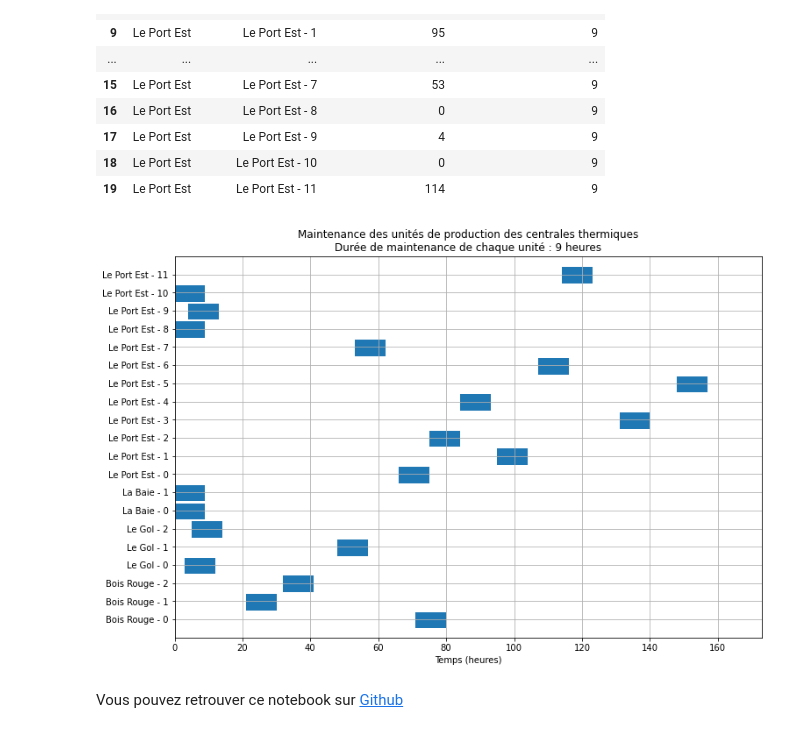
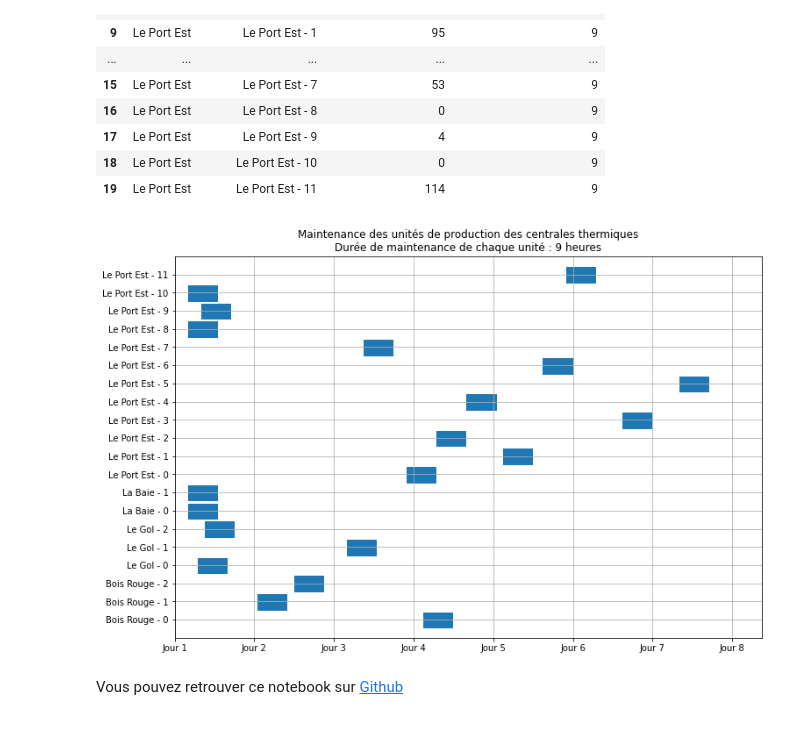
Before and after one commit to cdrutinus/case_study_PPE, a Jupyter notebook: Maintenance.ipynb, the cells around one changed output. Saved outputs shown, nothing was run; the diff lists cells and outputs as text; code cells hidden in the pictures.

```diff
--- a/Maintenance.ipynb
+++ b/Maintenance.ipynb
@@ -50,10 +52,10 @@ data.head()
 # %% [markdown]
 Les productions renouvelables sont regroupées car elles ne seront pas sujettes à l'optimisation de ce notebook.
 # %%
-data["Consommation renouvelable (MW)"] = data.loc[:,"Hydraulique (MW)":"Bioénergies (MW)"].sum(axis=1)
+data["Production énergies renouvelables (MW)"] = data.loc[:,"Hydraulique (MW)":"Bioénergies (MW)"].sum(axis=1)
 
 data = data.drop(['Hydraulique (MW)', 'Photovoltaïque (MW)', 'Eolien (MW)',
-                 'Bioénergies (MW)'], axis=1)
+                 'Bioénergies (MW)', 'Thermique (MW)', 'Bagasse/charbon (MW)'], axis=1)
 
 data.head()
 # %% [output]
@@ -79,0 +74,4 @@ data_centrales.head()
+# %%
+data_centrales = data_centrales.drop(['durée minimum marche et arrêt (h)', 'taux annuel arrêt fortuit (%)', 'durée arrêt fortuit (j)'], axis=1)
+
+data_centrales.head()
@@ -95,7 +99,7 @@ demande = data['Consommation (MW)'][:n]
 
 
 # La production d'énergies renouvelables
-prod_renew = data["Consommation renouvelable (MW)"]
+prod_renew = data["Production énergies renouvelables (MW)"]
 
 
 # Liste qui contient les puissances minimales de fonctionnement
@@ -402,19 +411,20 @@ df_maintenance
 # %%
 fig, ax = plt.subplots(figsize=(12,8))
 for i in range(len(df_maintenance["Centrale"])):
     ax.broken_barh([(df_maintenance["Date de maintenance"][i],df_maintenance["Durée de maintenance (h)"][i])],
                   (10*(i+1), 9), facecolors=('tab:blue'))
 ax.set_ylim(5, (len(df_maintenance["Centrale"])+1)*10 +5)
-ax.set_xlim(0, n_maintenance+5)
-ax.set_xlabel('Temps (heures)')
+ax.set_xlim(-4, n_maintenance+5)
+ax.set_xticks([-4] + [24*i + 20 for i in range(int(n_maintenance/24))])
+ax.set_xticklabels(["Jour {}".format(i) for i in range(1,int(n_maintenance/24) + 2)])
 ax.set_yticks([10*(i+1) + 5 for i in range(len(df_maintenance["Centrale"]))])
 ax.set_yticklabels(df_maintenance["Unités de production"])
 ax.set_title("Maintenance des unités de production des centrales thermiques\n"+
             "Durée de maintenance de chaque unité : {} heures".format(df_maintenance["Durée de maintenance (h)"][0]))
 ax.grid(True)
 
 plt.show()
 # %% [output]
-[figure, old version]
+[figure, new version]
 # %% [markdown]
 Vous pouvez retrouver ce notebook sur [Github](https://github.com/cdrutinus/case_study_PPE)
```
Also changed, not shown: parts of 8 cells of this notebook, 1 other file.
